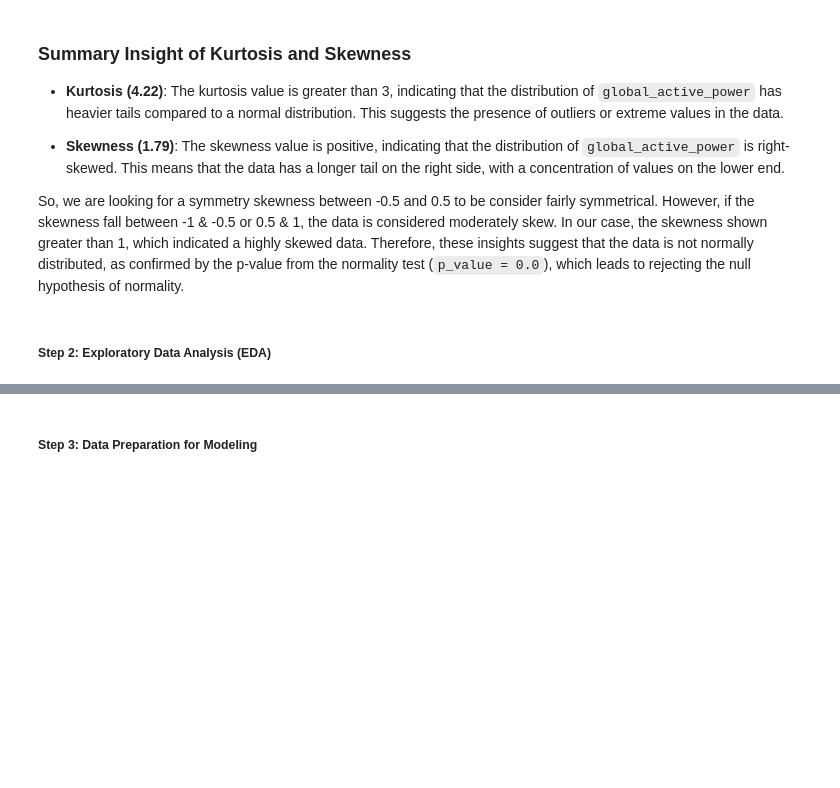
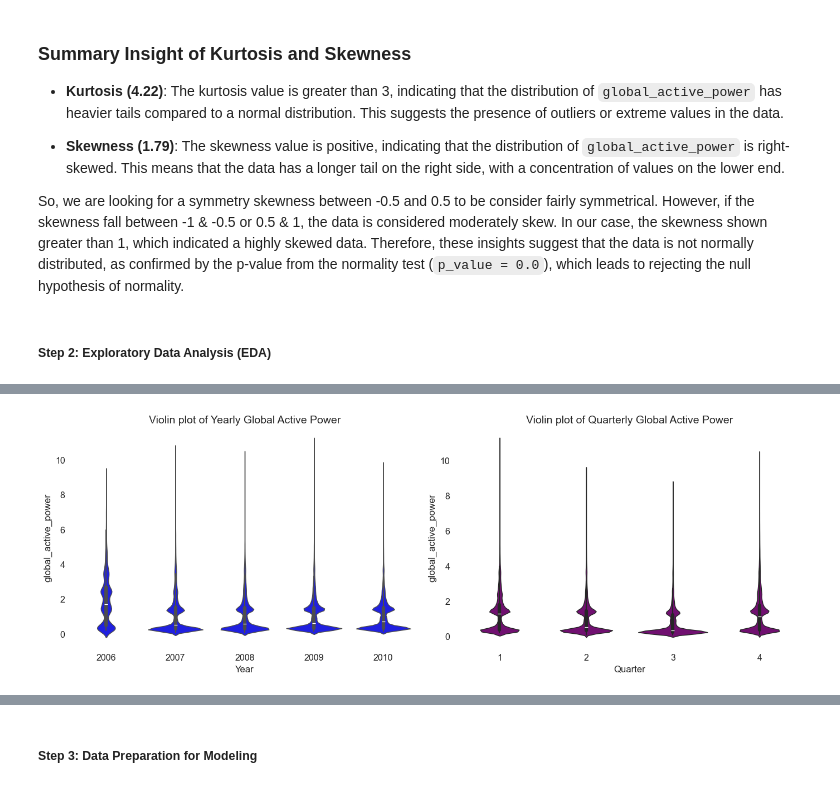
Before and after one commit to Seavleu/self-dr-vpp, a Jupyter notebook: notebooks/forecasting/global_active_power_consumption_of_household.ipynb, the cells around one changed output, grey strips where cells are left out. Saved outputs shown, nothing was run; the diff lists cells and outputs as text; code cells hidden in the pictures; blank space fills up the shorter version.

```diff
--- a/notebooks/forecasting/global_active_power_consumption_of_household.ipynb
+++ b/notebooks/forecasting/global_active_power_consumption_of_household.ipynb
@@ -245,0 +354,21 @@ So, we are looking for a symmetry skewness between -0.5 and 0.5 to be consider f
+# %%
+# compare violin plot of global active power by year and quarter and add a tight layout to the plot
+plt.figure(figsize=(14,5))
+plt.subplot(1,2,1)
+plt.subplots_adjust(wspace=0.2)
+sns.violinplot(x="year", y="global_active_power", data=df, color='blue')
+plt.xlabel('Year', fontsize=12)
+plt.title('Violin plot of Yearly Global Active Power', fontsize=14)
+sns.despine(left=True, bottom=True)
+plt.tight_layout()
+
+plt.subplot(1,2,2)
+sns.violinplot(x="quarter", y="global_active_power", data=df, color='purple')
+plt.xlabel('Quarter', fontsize=12)
+plt.title('Violin plot of Quarterly Global Active Power', fontsize=14)
+sns.despine(left=True, bottom=True)
+plt.tight_layout()
+
+plt.show()
+# %% [output]
+[figure, added]
```
Also changed, not shown: parts of 35 cells of this notebook, 1 other file.
